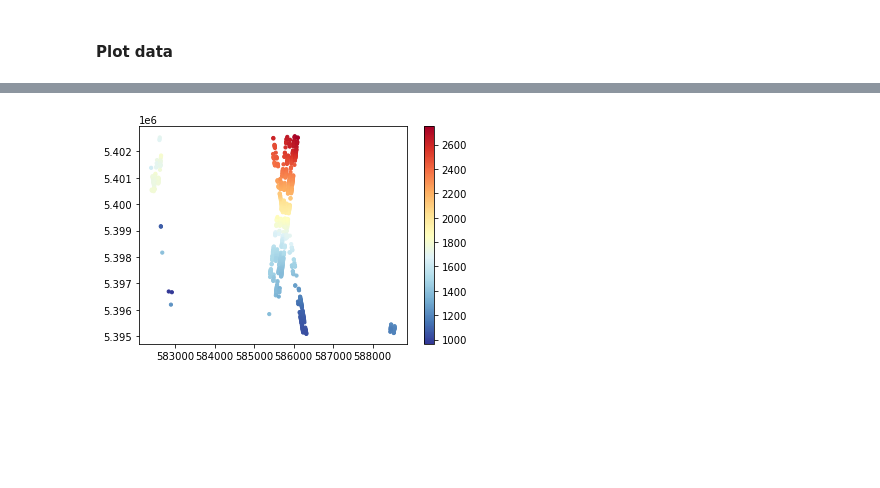
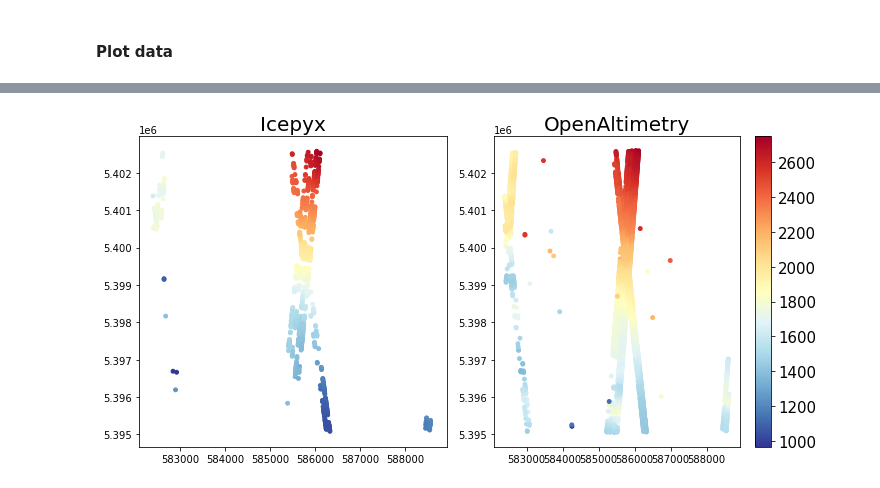
Before and after one commit to ICESAT-2HackWeek/Assimilation, a Jupyter notebook: contributors/icetianli/READ_ATL06.ipynb, the cells around one changed output, grey strips where cells are left out. Saved outputs shown, nothing was run; the diff lists cells and outputs as text; code cells hidden in the pictures; blank space fills up the shorter version.

```diff
--- a/contributors/icetianli/READ_ATL06.ipynb
+++ b/contributors/icetianli/READ_ATL06.ipynb
@@ -251,11 +255,14 @@ Variables:
 # Get list of files to plot
 files = list(outdir.glob('*.h5'))
 
-# Variables we want to plot
-vnames = ['x', 'y', 'h_li']
+dfs = []
+for f in files:
+    f_data, vnames = atl06lib.read_h5(f)
+    dd_data = dd.from_array(f_data, columns=vnames)
+    dfs.append(dd_data)
 
 # List with one dataframe per file
-dfs = [dd.from_array(atl06lib.read_h5(f, vnames), columns=vnames) for f in files]
+#dfs = [dd.from_array(atl06lib.read_h5(f), columns=vnames) for f in files] #
 
 # Single parallel dataframe (larger than memory)
 df = dd.concat(dfs)
@@ -265,7 +272,9 @@ print('Number of points:', len(df))
 #print(df.head())
 
 # dask dataframe convert to pandas dataframe
-ddf = df.compute()
+df_nsidc = df.compute()
+
+print (df_nsidc.head())
 # %% [output]
 Number of files: 17
 Number of points: 894
@@ -272,7 +295,0 @@ Number of points: 894
-# %%
-cm = plt.cm.get_cmap('RdYlBu_r')
-sc = plt.scatter(ddf['x'], ddf['y'], c=ddf['h_li'], vmin=ddf['h_li'].min(), vmax=ddf['h_li'].max(), cmap=cm, s=10)
-plt.colorbar(sc)
-plt.show()
-# %% [output]
-[figure, removed]
@@ -287,0 +296,18 @@ plt.show()
+# %%
+# plot elevation
+fig=plt.figure(figsize=(10, 5))
+ax1=fig.add_subplot(121)
+ax2=fig.add_subplot(122, sharex=ax1, sharey=ax1)
+
+cm = plt.cm.get_cmap('RdYlBu_r')
+cs=ax1.scatter(df_nsidc['x'], df_nsidc['y'], c=df_nsidc['h_li'], vmin=df_nsidc['h_li'].min(), vmax=df_nsidc['h_li'].max(), cmap=cm, s=15, label='Icepyx')
+ax2.scatter(gdf_OA['geometry'].x, gdf_OA['geometry'].y, c = gdf_OA['h'], vmin=gdf_OA['h'].min(), vmax=gdf_OA['h'].max(), cmap=cm, s=15, label='OpenAltimetry')
+
+plt.tight_layout()
+ax1.set_title('Icepyx', fontsize=20)
+ax2.set_title('OpenAltimetry', fontsize=20)
+colorbar = fig.colorbar(cs, ax=ax2)
+colorbar.ax.tick_params(labelsize=15)
+plt.show()
+# %% [output]
+[figure, added]
```
Also changed, not shown: parts of 6 cells of this notebook, 4 other files.
